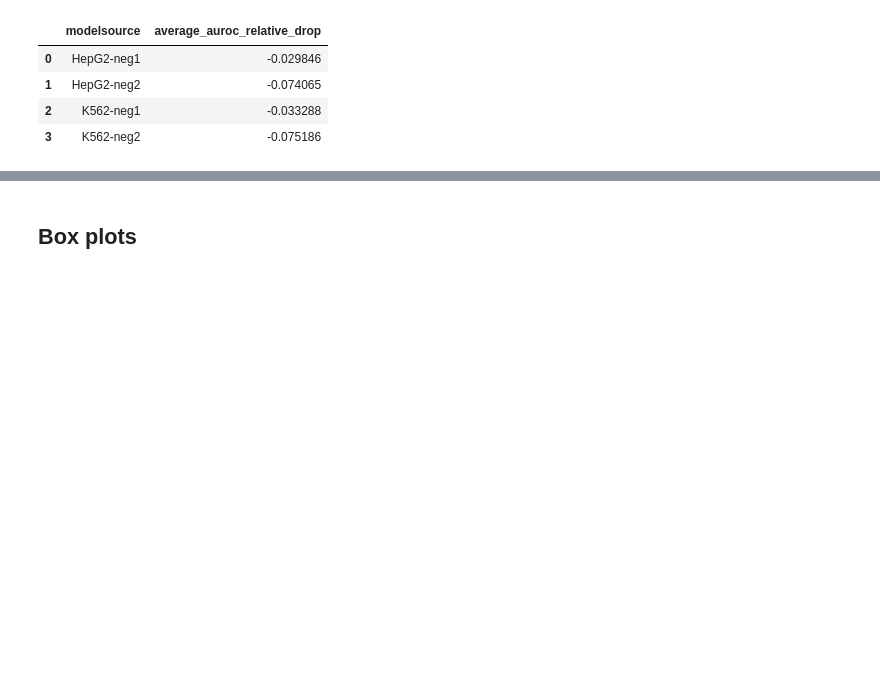
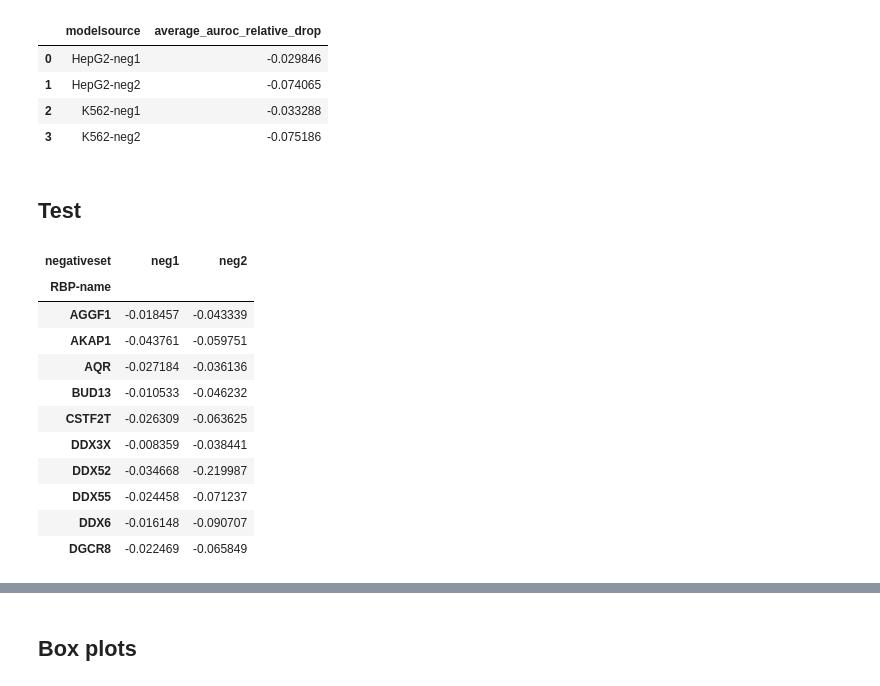
Before and after one commit to mhorlacher/Benchmark-RBP, a Jupyter notebook: analyses/notebooks/cross_celltypes.ipynb, the cells around one changed output, grey strips where cells are left out. Saved outputs shown, nothing was run; the diff lists cells and outputs as text; code cells hidden in the pictures; blank space fills up the shorter version.

```diff
--- a/analyses/notebooks/cross_celltypes.ipynb
+++ b/analyses/notebooks/cross_celltypes.ipynb
@@ -611,3 +613,24 @@ display(tmp_reldrop_avg)
 | 1 | HepG2-neg2 | -0.074065 |
 | 2 | K562-neg1 | -0.033288 |
 | 3 | K562-neg2 | -0.075186 |
+# %% [markdown]
+## Test
+# %%
+
+reldrop_data_paired_avg_per_rbp = reldrop_data.pivot_table(index='RBP-name',columns='negativeset', values='auroc.reldrop', aggfunc='mean')
+# %%
+
+display(reldrop_data_paired_avg_per_rbp.head(10))
+# %% [output]
+| negativeset | neg1 | neg2 |
+| RBP-name |  |  |
+| AGGF1 | -0.018457 | -0.043339 |
+| AKAP1 | -0.043761 | -0.059751 |
+| AQR | -0.027184 | -0.036136 |
+| BUD13 | -0.010533 | -0.046232 |
+| CSTF2T | -0.026309 | -0.063625 |
+| DDX3X | -0.008359 | -0.038441 |
+| DDX52 | -0.034668 | -0.219987 |
+| DDX55 | -0.024458 | -0.071237 |
+| DDX6 | -0.016148 | -0.090707 |
+| DGCR8 | -0.022469 | -0.065849 |
```
Also changed, not shown: parts of 3 cells of this notebook, 1 other file.
